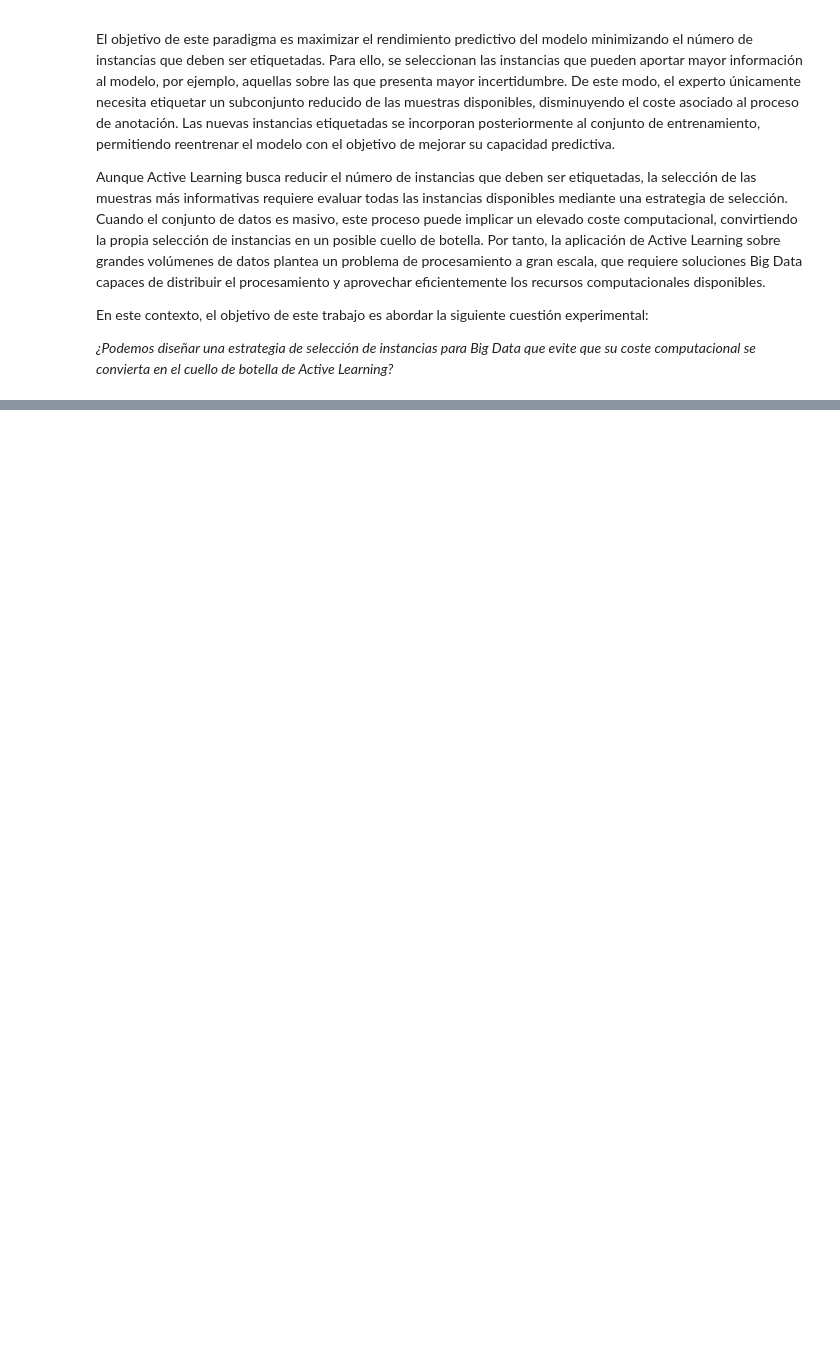
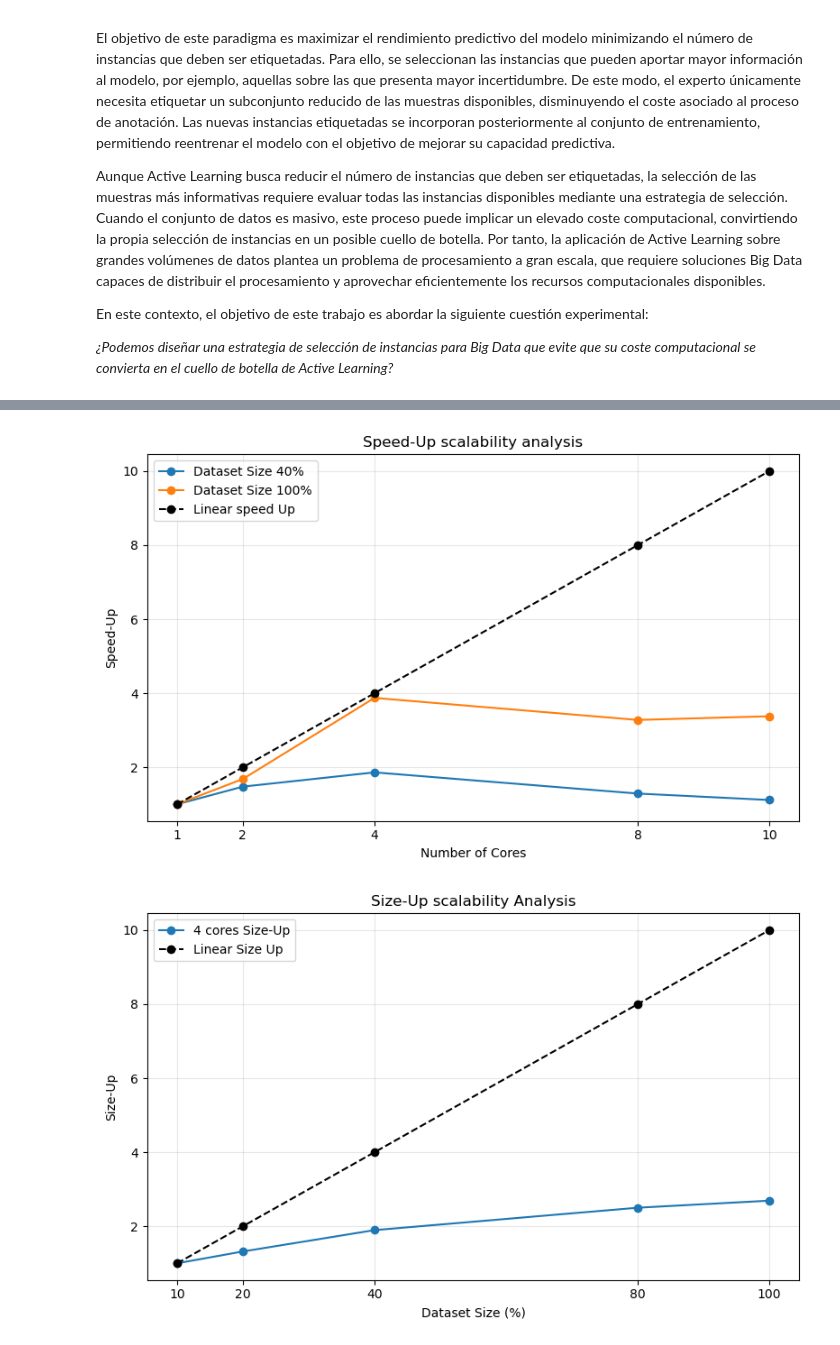
Before and after one commit to davidfernxndez/spark-active-learning, a Jupyter notebook: main.ipynb, the cells around one changed output, grey strips where cells are left out. Cells and saved outputs as stored; diff of their text form; code cells hidden in the pictures; blank space fills up the shorter version.

```diff
--- a/main.ipynb
+++ b/main.ipynb
@@ -230,0 +248,7 @@ Dado que selected_ids_df contiene únicamente $B$ identificadores, mientras que
+# %%
+from scripts.plot_results import plot_scalability
+
+plot_scalability("speed_up.csv", "size_up.csv", "scale_up.csv")
+# %% [output]
+[figure, added]
+[figure, added]
```
Also changed, not shown: parts of 10 cells of this notebook, 21 other files.
